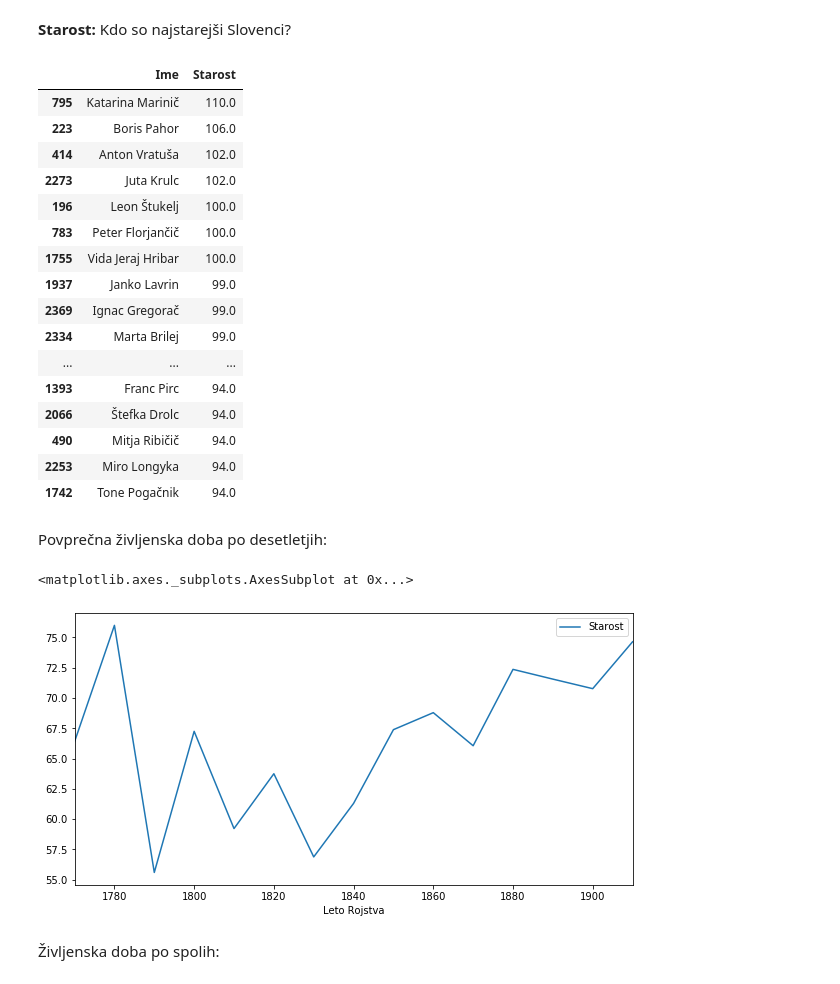
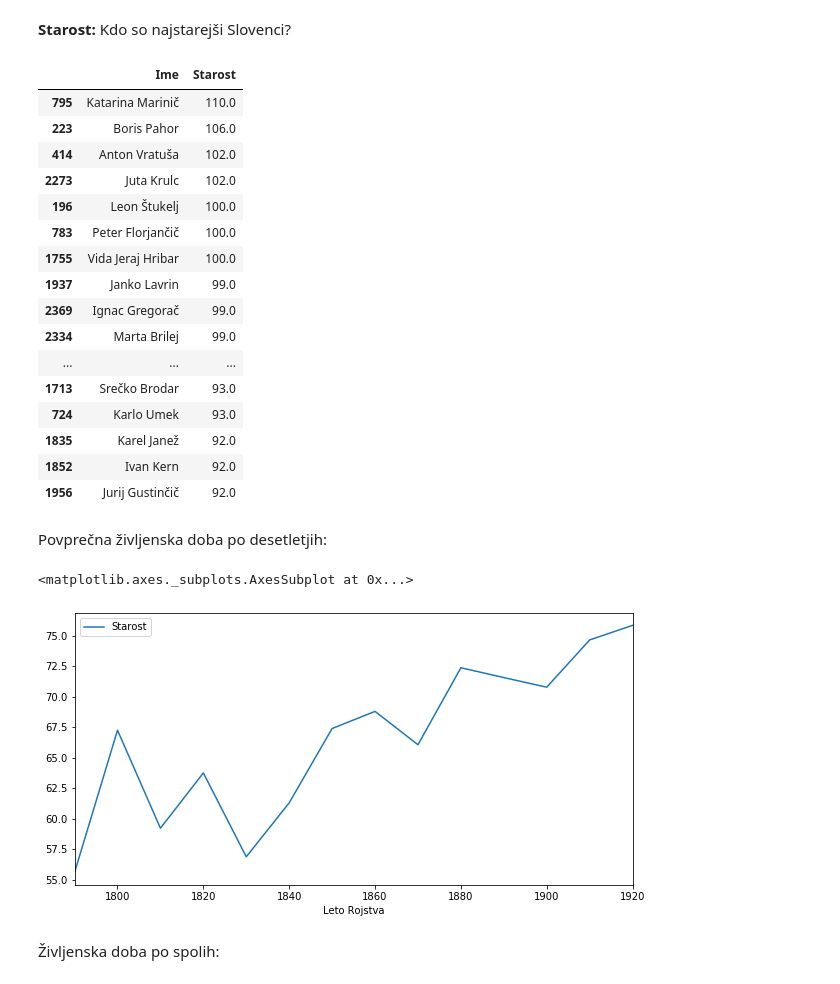
Before and after one commit to LS-12-218/analiza_slovencev, a Jupyter notebook: Analiza.ipynb, the cells around one changed output. Cells and saved outputs as stored; diff of their text form; code cells hidden in the pictures.

```diff
--- a/Analiza.ipynb
+++ b/Analiza.ipynb
@@ -336,7 +333,7 @@ st_leta.plot(figsize = (10, 5))
 # %% [markdown]
 **Starost:** Kdo so najstarejši Slovenci?
 # %%
-podatki[["Ime","Starost"]].sort_values("Starost", ascending = False).head(40)
+podatki[["Ime","Starost"]].sort_values("Starost", ascending = False).head(50)
 # %% [output]
 |  | Ime | Starost |
 | 795 | Katarina Marinič | 110.0 |
@@ -350,20 +347,20 @@ podatki[["Ime","Starost"]].sort_values("Starost", ascending = False).head(40)
 | 2369 | Ignac Gregorač | 99.0 |
 | 2334 | Marta Brilej | 99.0 |
 | ... | ... | ... |
-| 1393 | Franc Pirc | 94.0 |
-| 2066 | Štefka Drolc | 94.0 |
-| 490 | Mitja Ribičič | 94.0 |
-| 2253 | Miro Longyka | 94.0 |
-| 1742 | Tone Pogačnik | 94.0 |
+| 1713 | Srečko Brodar | 93.0 |
+| 724 | Karlo Umek | 93.0 |
+| 1835 | Karel Janež | 92.0 |
+| 1852 | Ivan Kern | 92.0 |
+| 1956 | Jurij Gustinčič | 92.0 |
 # %% [markdown]
 Povprečna življenska doba po desetletjih:
 # %%
-starost_10 = leta_10[(leta_10["Leto Rojstva"] < 1920) & (leta_10.Stanje == "Mrtev")]
+starost_10 = leta_10[(leta_10["Leto Rojstva"] < 1930) & (leta_10["Leto Rojstva"] > 1780) & (leta_10.Stanje == "Mrtev")]
 starost_10 = starost_10[["Leto Rojstva", "Starost"]].groupby(["Leto Rojstva"]).mean()
 starost_10.plot(figsize = (10, 5))
 # %% [output]
 <matplotlib.axes._subplots.AxesSubplot at 0x...>
-[figure, old version]
+[figure, new version]
 # %% [markdown]
 Življenska doba po spolih:
 # %%
```
Also changed, not shown: parts of 11 cells of this notebook.
